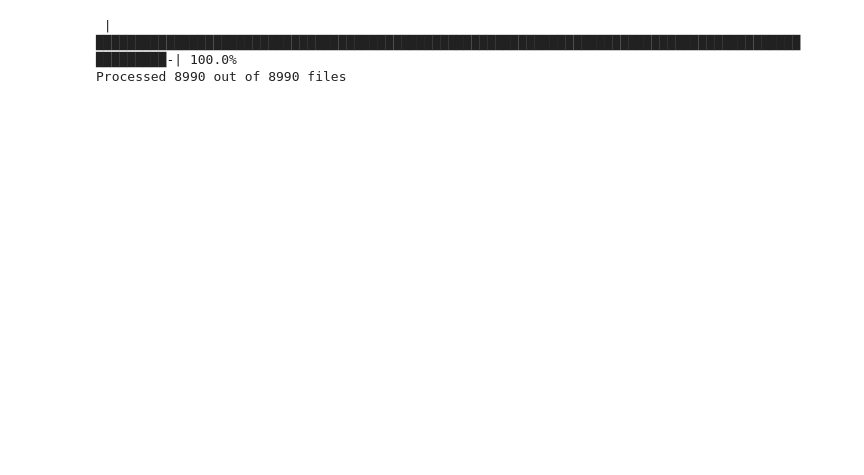
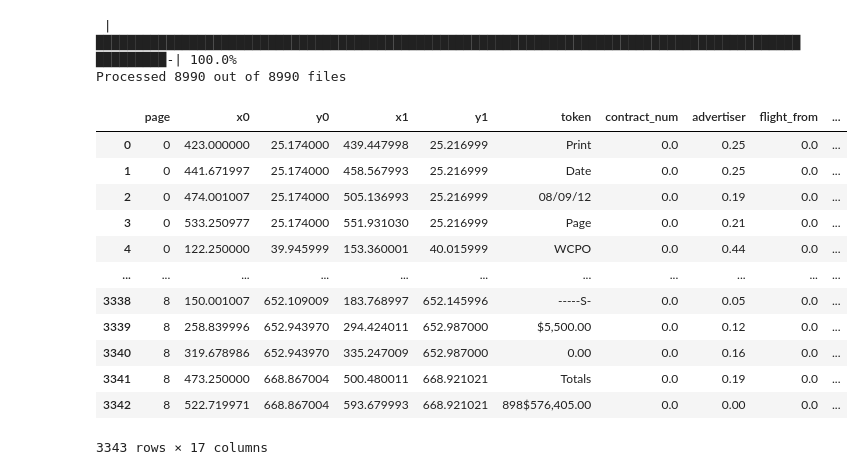
Before and after one commit to Pol-Zeimet/ma-information-extraction-codebase, a Jupyter notebook: baseline_pipeline/source/notebooks/Data Processing.ipynb, the cells around one changed output. Saved outputs shown, nothing was run; the diff lists cells and outputs as text; code cells hidden in the pictures; blank space fills up the shorter version.

```diff
--- a/baseline_pipeline/source/notebooks/Data Processing.ipynb
+++ b/baseline_pipeline/source/notebooks/Data Processing.ipynb
@@ -74,3 +76,23 @@ process_files("../../thirparty/deepform/data/training/", "../../data/training/",
 # %% [output]
  |███████████████████████████████████████████████████████████████████████████████████████████████████-| 100.0%
 Processed 8990 out of 8990 files
+# %%
+for filename in glob.glob("../../thirparty/deepform/data/training/*.parquet"):
+    df = pd.read_parquet(filename)
+    break
+# %%
+df
+# %% [output]
+|  | page | x0 | y0 | x1 | y1 | token | contract_num | advertiser | flight_from | ... |
+| 0 | 0 | 423.000000 | 25.174000 | 439.447998 | 25.216999 | Print | 0.0 | 0.25 | 0.0 | ... |
+| 1 | 0 | 441.671997 | 25.174000 | 458.567993 | 25.216999 | Date | 0.0 | 0.25 | 0.0 | ... |
+| 2 | 0 | 474.001007 | 25.174000 | 505.136993 | 25.216999 | 08/09/12 | 0.0 | 0.19 | 0.0 | ... |
+| 3 | 0 | 533.250977 | 25.174000 | 551.931030 | 25.216999 | Page | 0.0 | 0.21 | 0.0 | ... |
+| 4 | 0 | 122.250000 | 39.945999 | 153.360001 | 40.015999 | WCPO | 0.0 | 0.44 | 0.0 | ... |
+| ... | ... | ... | ... | ... | ... | ... | ... | ... | ... | ... |
+| 3338 | 8 | 150.001007 | 652.109009 | 183.768997 | 652.145996 | -----S- | 0.0 | 0.05 | 0.0 | ... |
+| 3339 | 8 | 258.839996 | 652.943970 | 294.424011 | 652.987000 | $5,500.00 | 0.0 | 0.12 | 0.0 | ... |
+| 3340 | 8 | 319.678986 | 652.943970 | 335.247009 | 652.987000 | 0.00 | 0.0 | 0.16 | 0.0 | ... |
+| 3341 | 8 | 473.250000 | 668.867004 | 500.480011 | 668.921021 | Totals | 0.0 | 0.19 | 0.0 | ... |
+| 3342 | 8 | 522.719971 | 668.867004 | 593.679993 | 668.921021 | 898$576,405.00 | 0.0 | 0.00 | 0.0 | ... |
+3343 rows × 17 columns
```
Also changed, not shown: parts of 1 cell of this notebook, 2 other files.
